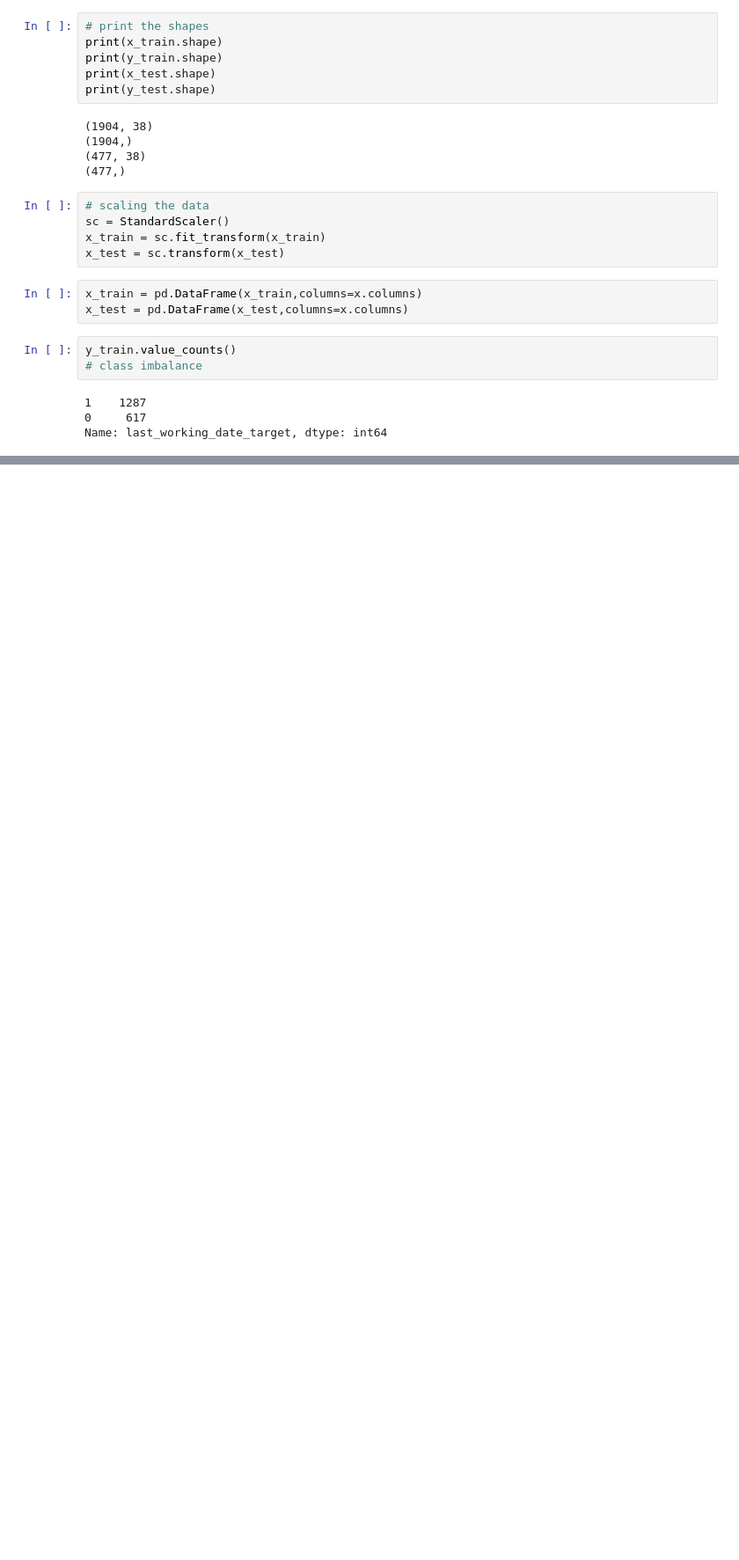
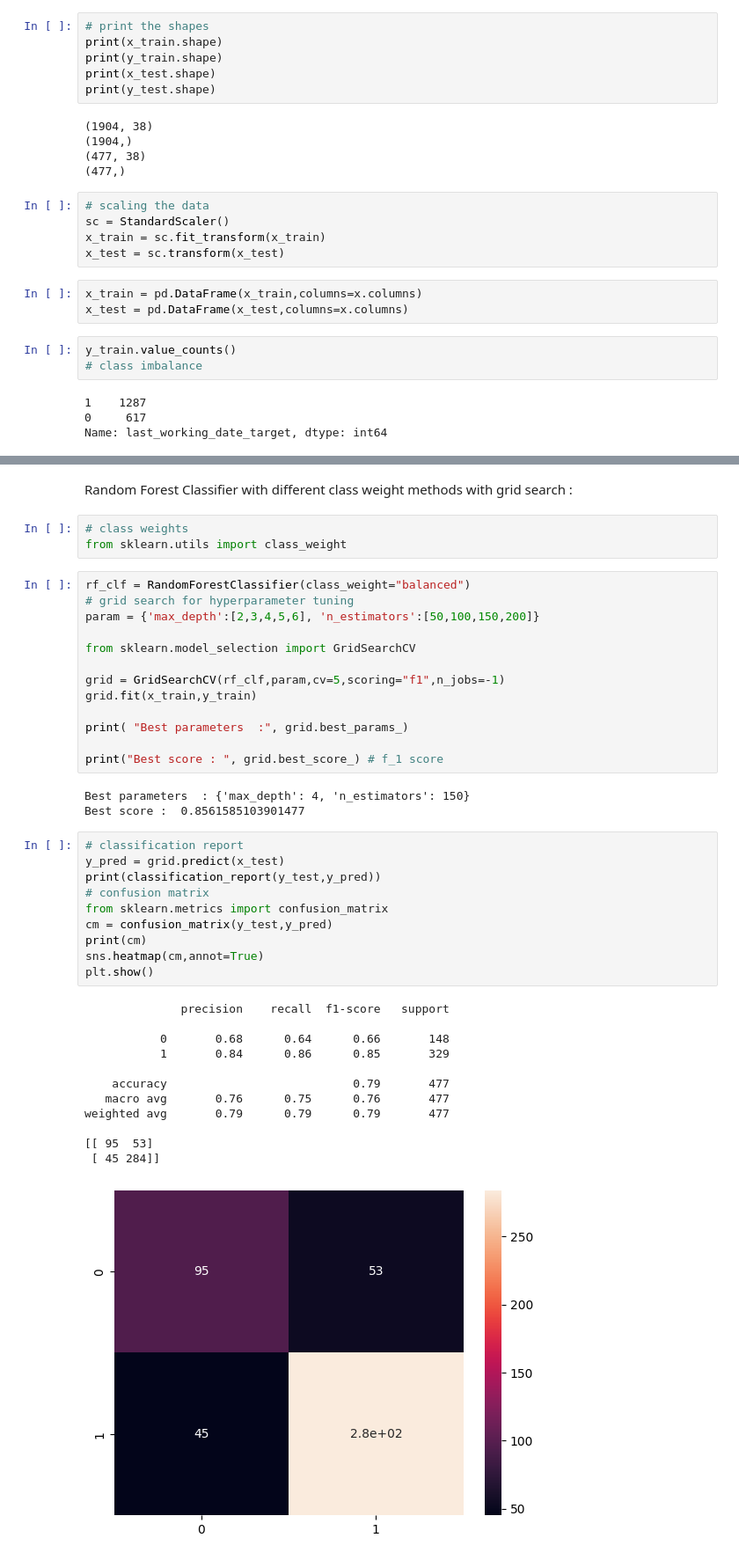
Before and after one commit to mahikshith/AWS-EC2-deployment-of-Ola-driver-churn-prediction-using-ensemble-learning, a Jupyter notebook: Ola_ensemble_mykee.ipynb, the cells around one changed output, grey strips where cells are left out. Shown: that part at 88% size. Saved outputs shown, nothing was run; the diff lists cells and outputs as text; blank space fills up the shorter version.

Commit message:
Random forest classifier
Tried random-forest classifier with different class weight techniques

```diff
--- a/Ola_ensemble_mykee.ipynb
+++ b/Ola_ensemble_mykee.ipynb
@@ -603,0 +611,44 @@ Name: last_working_date_target, dtype: int64
+# %% [markdown]
+Random Forest Classifier with different class weight methods with grid search :
+# %%
+# class weights
+from sklearn.utils import class_weight
+# %%
+rf_clf = RandomForestClassifier(class_weight="balanced")
+# grid search for hyperparameter tuning
+param = {'max_depth':[2,3,4,5,6], 'n_estimators':[50,100,150,200]}
+
+from sklearn.model_selection import GridSearchCV
+
+grid = GridSearchCV(rf_clf,param,cv=5,scoring="f1",n_jobs=-1)
+grid.fit(x_train,y_train)
+
+print( "Best parameters  :", grid.best_params_)
+
+print("Best score : ", grid.best_score_) # f_1 score
+# %% [output]
+Best parameters  : {'max_depth': 4, 'n_estimators': 150}
+Best score :  0.8561585103901477
+# %%
+# classification report
+y_pred = grid.predict(x_test)
+print(classification_report(y_test,y_pred))
+# confusion matrix
+from sklearn.metrics import confusion_matrix
+cm = confusion_matrix(y_test,y_pred)
+print(cm)
+sns.heatmap(cm,annot=True)
+plt.show()
+# %% [output]
+              precision    recall  f1-score   support
+
+           0       0.68      0.64      0.66       148
+           1       0.84      0.86      0.85       329
+
+    accuracy                           0.79       477
+   macro avg       0.76      0.75      0.76       477
+weighted avg       0.79      0.79      0.79       477
+
+[[ 95  53]
+ [ 45 284]]
+[figure, added]
```
Also changed, not shown: parts of 13 cells of this notebook.
